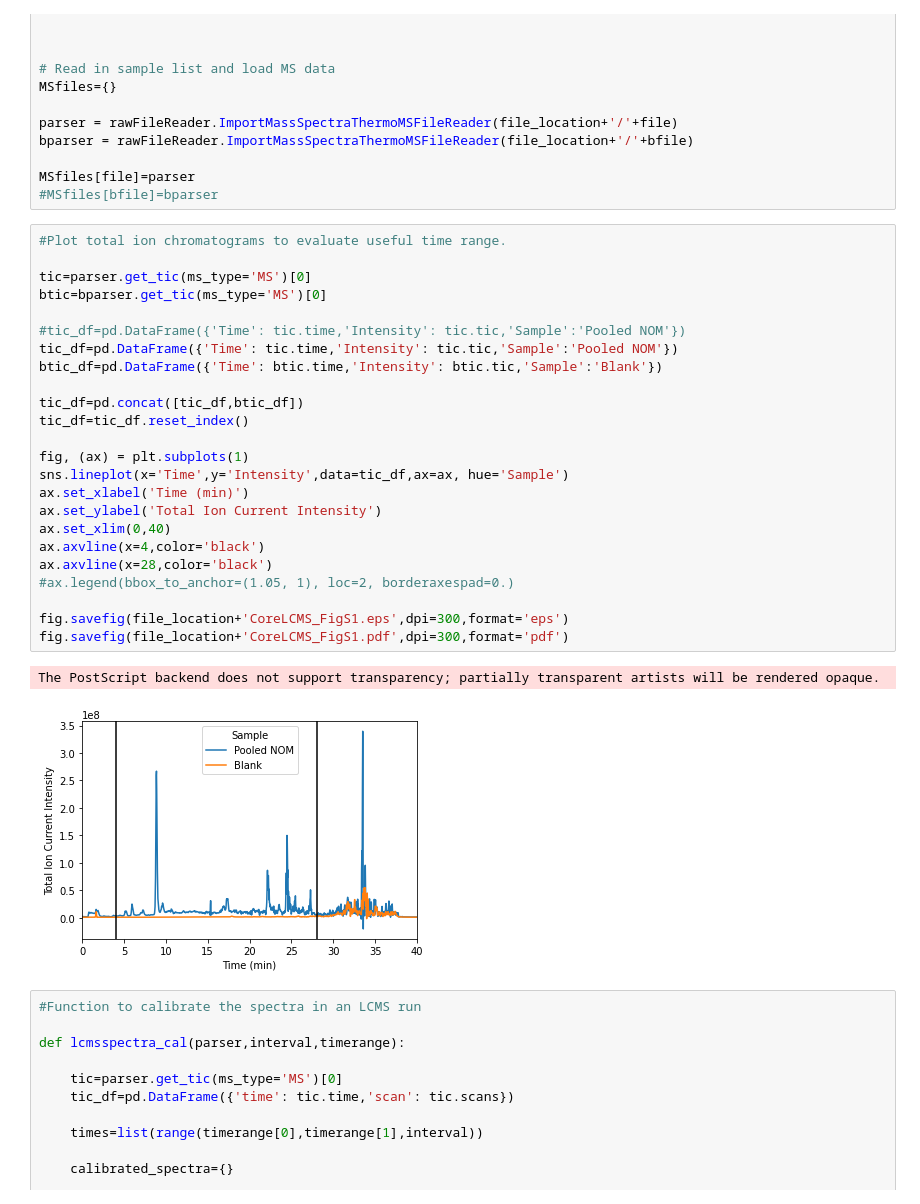
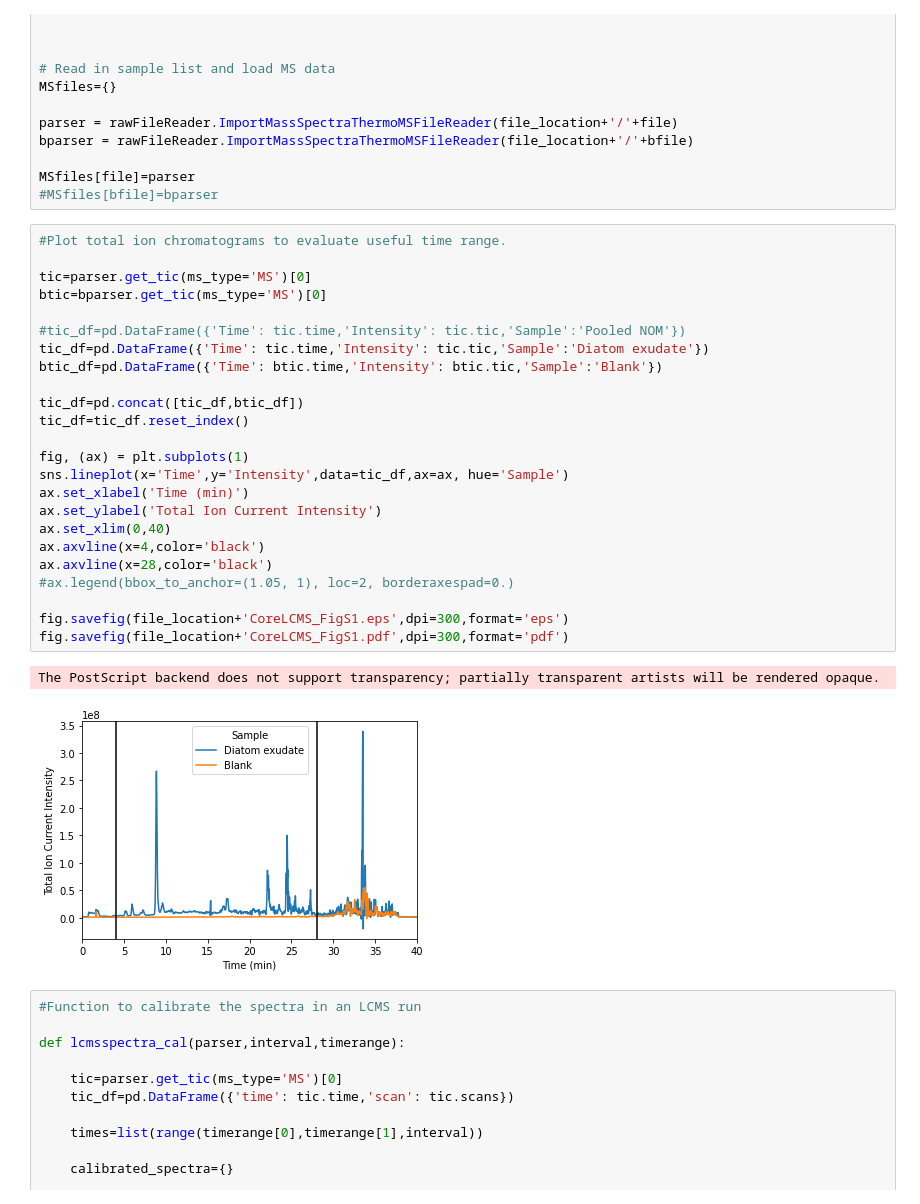
Before and after one commit to rboiteau/CoreMS, a Jupyter notebook: examples/Phycosphere analysis/CoreMS_phycosphere_formula_assignment_notebook.ipynb, the cells around one changed output. Saved outputs shown, nothing was run; the diff lists cells and outputs as text.

```diff
--- a/examples/Phycosphere analysis/CoreMS_phycosphere_formula_assignment_notebook.ipynb
+++ b/examples/Phycosphere analysis/CoreMS_phycosphere_formula_assignment_notebook.ipynb
@@ -76,30 +76,30 @@ MSfiles[file]=parser
 # %%
 #Plot total ion chromatograms to evaluate useful time range.
 
 tic=parser.get_tic(ms_type='MS')[0]
 btic=bparser.get_tic(ms_type='MS')[0]
 
 #tic_df=pd.DataFrame({'Time': tic.time,'Intensity': tic.tic,'Sample':'Pooled NOM'})
-tic_df=pd.DataFrame({'Time': tic.time,'Intensity': tic.tic,'Sample':'Pooled NOM'})
+tic_df=pd.DataFrame({'Time': tic.time,'Intensity': tic.tic,'Sample':'Diatom exudate'})
 btic_df=pd.DataFrame({'Time': btic.time,'Intensity': btic.tic,'Sample':'Blank'})
 
 tic_df=pd.concat([tic_df,btic_df])
 tic_df=tic_df.reset_index()
 
 fig, (ax) = plt.subplots(1)
 sns.lineplot(x='Time',y='Intensity',data=tic_df,ax=ax, hue='Sample')
 ax.set_xlabel('Time (min)')
 ax.set_ylabel('Total Ion Current Intensity')
 ax.set_xlim(0,40)
 ax.axvline(x=4,color='black')
 ax.axvline(x=28,color='black')
 #ax.legend(bbox_to_anchor=(1.05, 1), loc=2, borderaxespad=0.)
 
 fig.savefig(file_location+'CoreLCMS_FigS1.eps',dpi=300,format='eps')
 fig.savefig(file_location+'CoreLCMS_FigS1.pdf',dpi=300,format='pdf')
 # %% [output]
 The PostScript backend does not support transparency; partially transparent artists will be rendered opaque.
-[figure, old version]
+[figure, new version]
 # %%
 #Function to calibrate the spectra in an LCMS run
 
```
Also changed, not shown: parts of 7 cells of this notebook, 3 other files.
